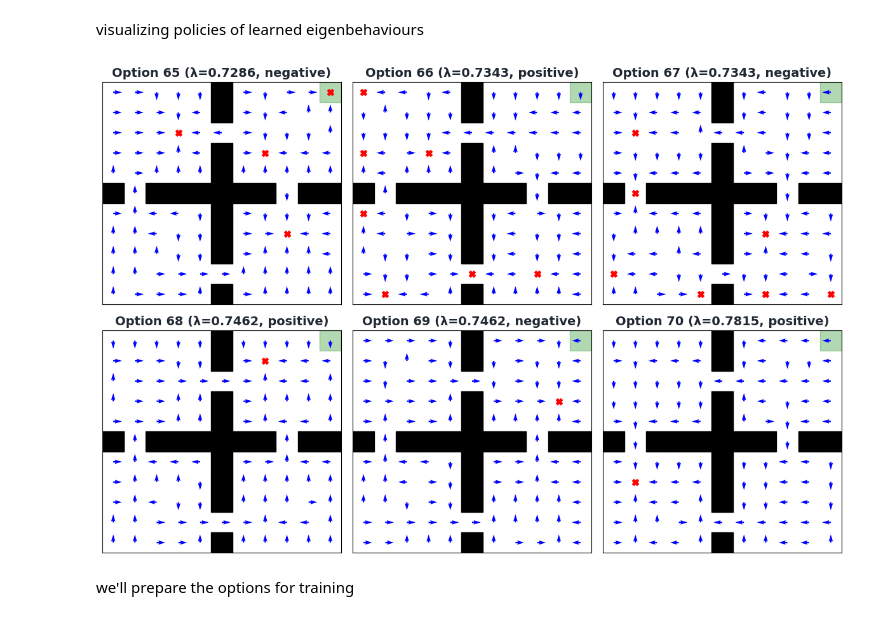
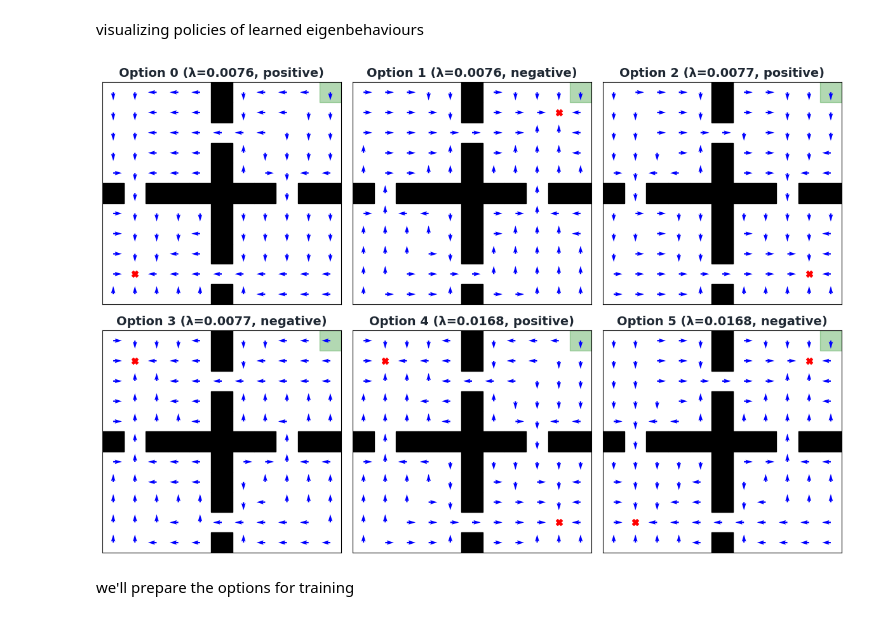
Before and after one commit to SirBoink/HRL, a Jupyter notebook: eigenoptions/eigenoptions.ipynb, the cells around one changed output. Drawn from its saved outputs; the diff is of its cells as text; code cells hidden in the pictures.

Commit message:
ran plots again

```diff
--- a/eigenoptions/eigenoptions.ipynb
+++ b/eigenoptions/eigenoptions.ipynb
@@ -679,35 +679,35 @@ def plot_eigenoption_policies(
             color="blue",
         )
 
         ax.set_xlim(-0.5, env.grid_size - 0.5)
         ax.set_ylim(-0.5, env.grid_size - 0.5)
         ax.set_xticks([])
         ax.set_yticks([])
 
         ax.set_title(
             f"Option {option_data['id']} "
             f"(λ={option_data['eigenvalue']:.4f}, "
             f"{option_data['direction']})",
             color=VIZ_CONFIG["title_color"],
             fontweight="bold",
         )
 
     for ax in axes[num_options:]:
         ax.axis("off")
 
     plt.tight_layout()
     plt.show()
 
 
-options_to_plot = options_bank[65:71]
+options_to_plot = options_bank[0:6]
 
 plot_eigenoption_policies(
     env,
     options_to_plot,
     n_cols=3,
 )
 # %% [output]
-[figure, old version]
+[figure, new version]
 # %% [markdown]
 we'll prepare the options for training
 # %%
```
Also changed, not shown: parts of 2 cells of this notebook.
